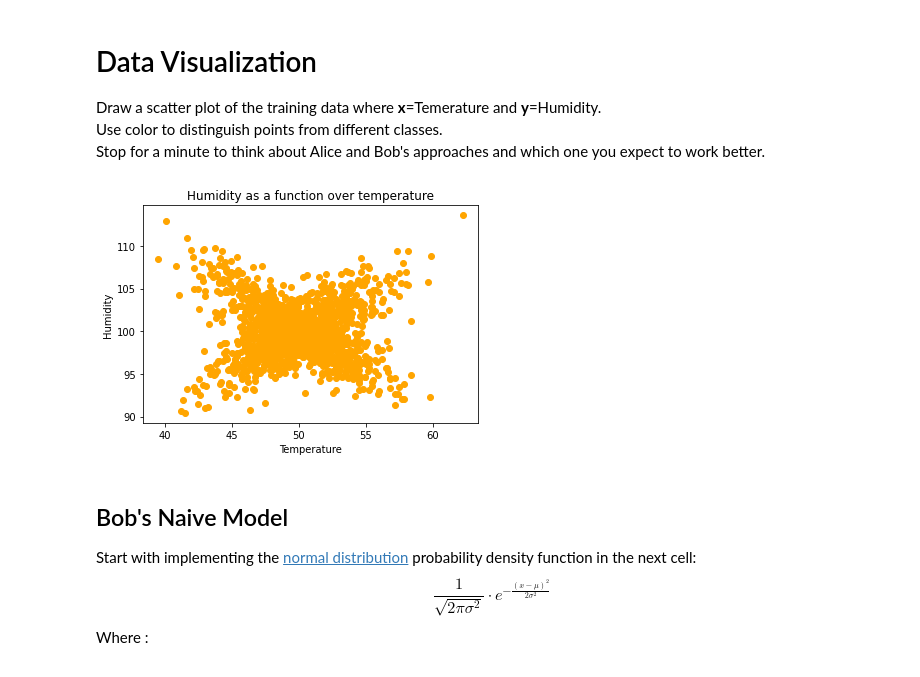
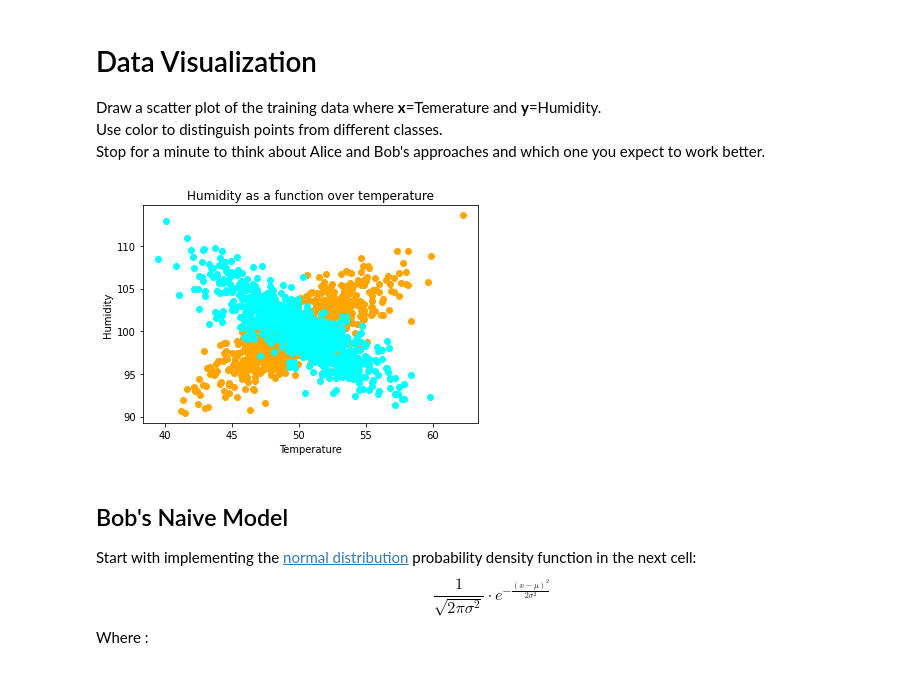
Before and after one commit to danspts/ml-hw, a Jupyter notebook: hw3/MAP_Classifier.ipynb, the cells around one changed output. Cells and saved outputs as stored; diff of their text form; code cells hidden in the pictures.

```diff
--- a/hw3/MAP_Classifier.ipynb
+++ b/hw3/MAP_Classifier.ipynb
@@ -77,14 +77,18 @@ Use color to distinguish points from different classes.<br>
 Stop for a minute to think about Alice and Bob's approaches and which one you expect to work better.
 # %%
 # Your code goes here.
+spotted = train_set[train_set[:,-1] == 1]
+not_spotted = train_set[train_set[:,-1] == 0]
 
-plt.plot(train_set[:,[0]], train_set[:,[1]], 'o', color='orange');
+plt.plot(spotted[:,[0]], spotted[:,[1]], 'o', color='orange')
+plt.plot(not_spotted[:,[0]], not_spotted[:,[1]], 'o', color='cyan')
+
 plt.xlabel("Temperature")
 plt.ylabel("Humidity")
 plt.title('Humidity as a function over temperature')
 plt.show()
 # %% [output]
-[figure, old version]
+[figure, new version]
 # %% [markdown]
 ## Bob's Naive Model
 
```
Also changed, not shown: parts of 5 cells of this notebook, 5 other files.
